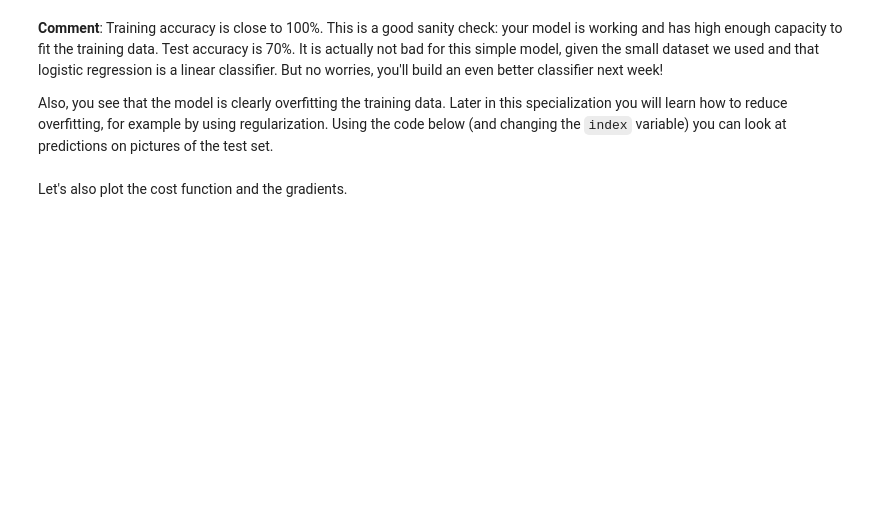
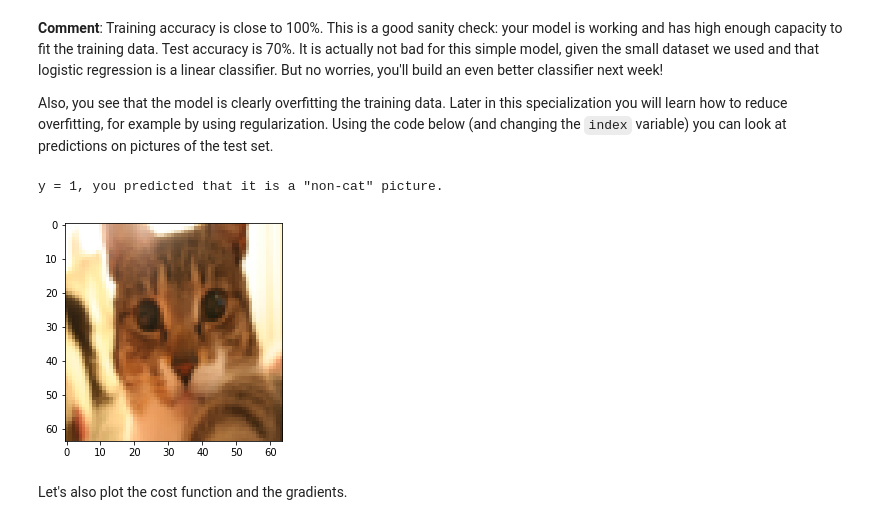
Before and after one commit to chl218/Deep-Learning, a Jupyter notebook: 01-Neural-Networks-and-Deep-Learning/C1_W2A2/Logistic_Regression_with_a_Neural_Network_mindset.ipynb, the cells around one changed output. Saved outputs shown, nothing was run; the diff lists cells and outputs as text; code cells hidden in the pictures; blank space fills up the shorter version.

```diff
--- a/01-Neural-Networks-and-Deep-Learning/C1_W2A2/Logistic_Regression_with_a_Neural_Network_mindset.ipynb
+++ b/01-Neural-Networks-and-Deep-Learning/C1_W2A2/Logistic_Regression_with_a_Neural_Network_mindset.ipynb
@@ -723,9 +736,12 @@ logistic_regression_model = model(train_set_x, train_set_y, test_set_x, test_set
 Also, you see that the model is clearly overfitting the training data. Later in this specialization you will learn how to reduce overfitting, for example by using regularization. Using the code below (and changing the `index` variable) you can look at predictions on pictures of the test set.
 # %%
 # Example of a picture that was wrongly classified.
-index = 1
+index = 11
 plt.imshow(test_set_x[:, index].reshape((num_px, num_px, 3)))
 print ("y = " + str(test_set_y[0,index]) + ", you predicted that it is a \"" + classes[int(logistic_regression_model['Y_prediction_test'][0,index])].decode("utf-8") +  "\" picture.")
+# %% [output]
+y = 1, you predicted that it is a "non-cat" picture.
+[figure, added]
 # %% [markdown]
 Let's also plot the cost function and the gradients.
 # %%
```
Also changed, not shown: parts of 5 cells of this notebook.
